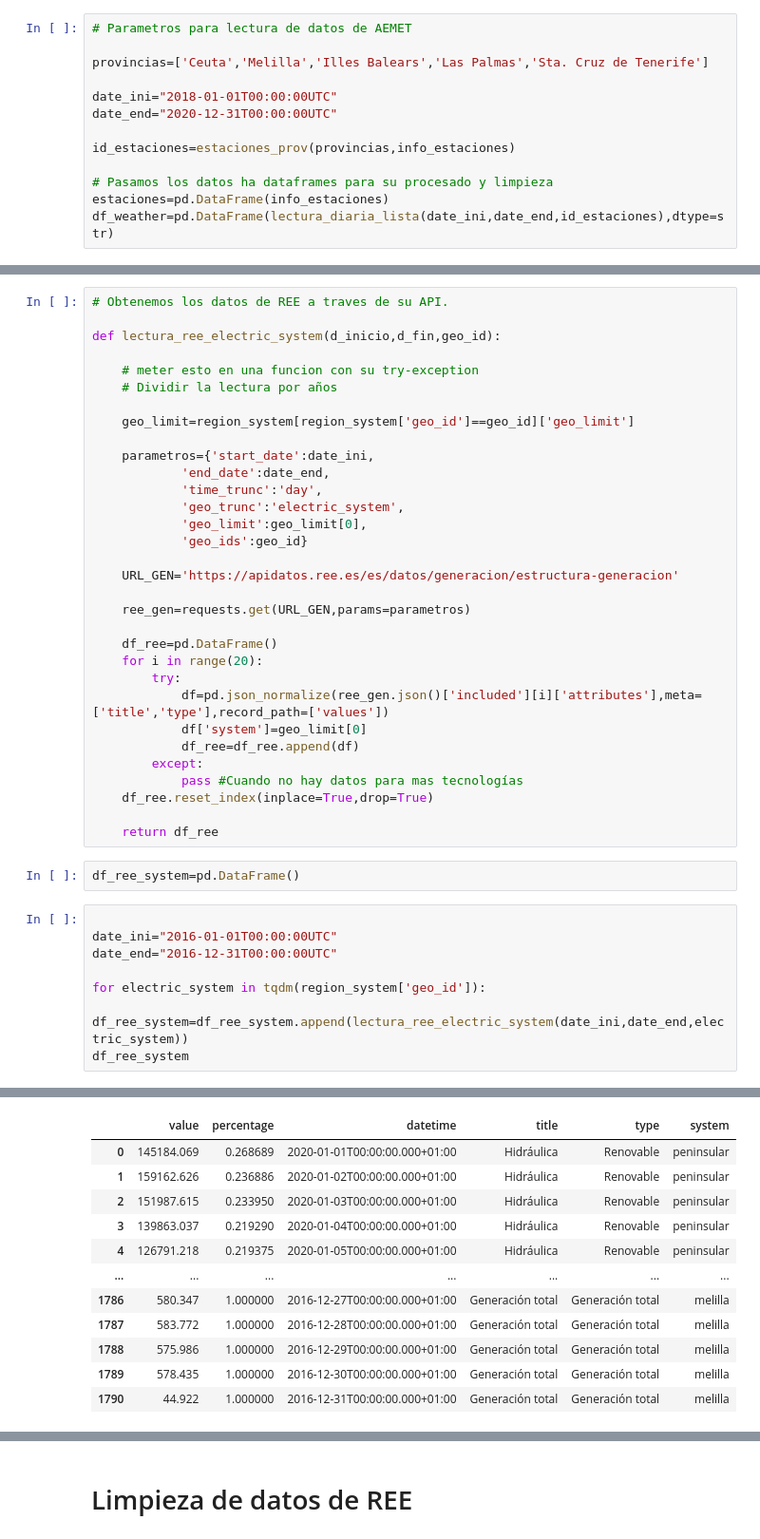
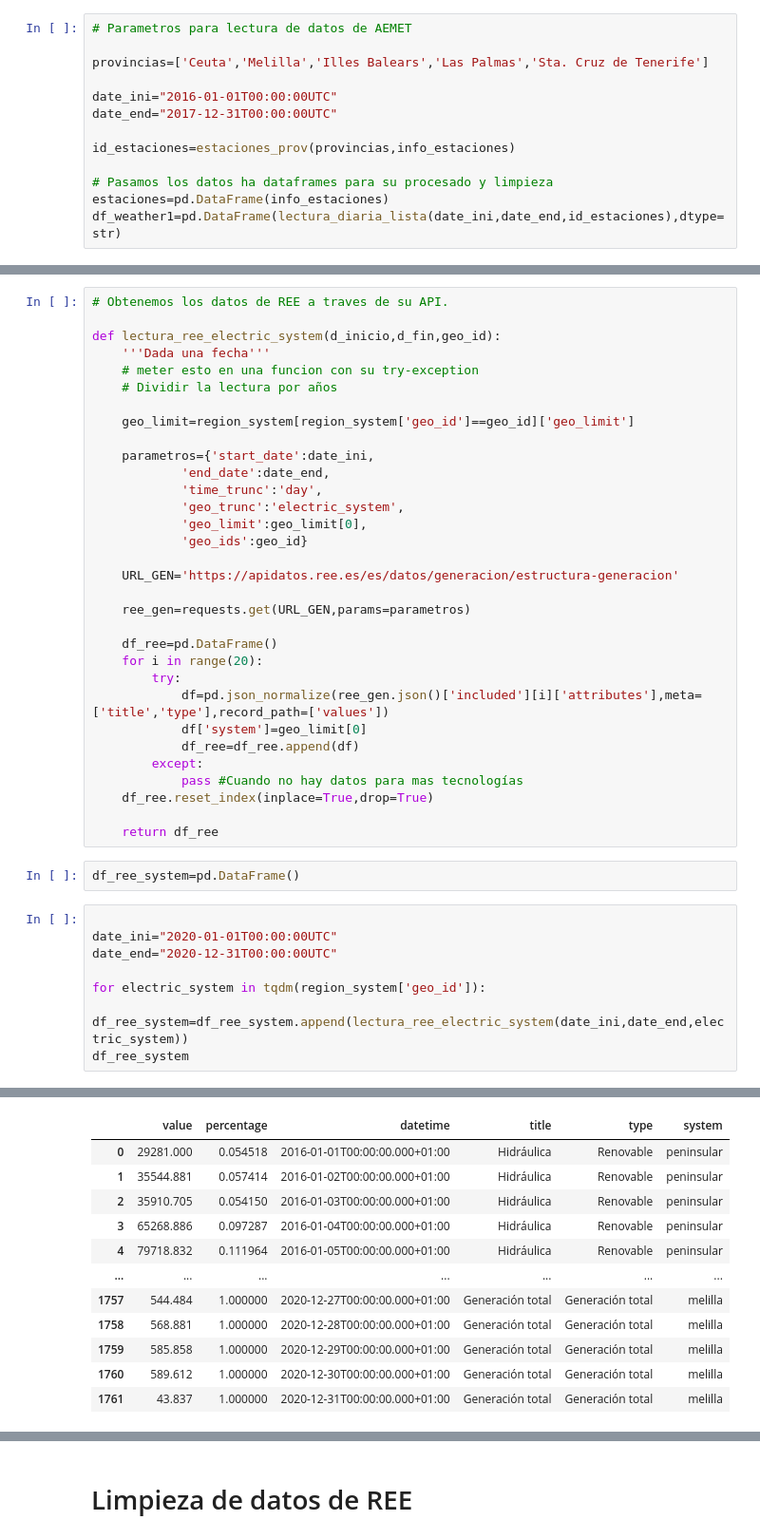
Before and after one commit to sotodosos/ClasesMaster26, a Jupyter notebook: Python/TFM.ipynb, the cells around one changed output, grey strips where cells are left out. Shown at 95% size. Drawn from its saved outputs; the diff is of its cells as text.

```diff
--- a/Python/TFM.ipynb
+++ b/Python/TFM.ipynb
@@ -131,14 +102,14 @@ def lectura_diaria_lista(date_ini,date_end,lista_estaciones):
 
 provincias=['Ceuta','Melilla','Illes Balears','Las Palmas','Sta. Cruz de Tenerife']
 
-date_ini="2018-01-01T00:00:00UTC"
-date_end="2020-12-31T00:00:00UTC"
+date_ini="2016-01-01T00:00:00UTC"
+date_end="2017-12-31T00:00:00UTC"
 
 id_estaciones=estaciones_prov(provincias,info_estaciones)
 
 # Pasamos los datos ha dataframes para su procesado y limpieza
 estaciones=pd.DataFrame(info_estaciones)
-df_weather=pd.DataFrame(lectura_diaria_lista(date_ini,date_end,id_estaciones),dtype=str)
+df_weather1=pd.DataFrame(lectura_diaria_lista(date_ini,date_end,id_estaciones),dtype=str)
 # %% [output]
 [interactive output not drawn]
 [interactive output not drawn]
@@ -240,7 +177,7 @@ region_system
 # Obtenemos los datos de REE a traves de su API.
 
 def lectura_ree_electric_system(d_inicio,d_fin,geo_id):
-
+    '''Dada una fecha'''
     # meter esto en una funcion con su try-exception
     # Dividir la lectura por años
 
@@ -272,23 +209,23 @@ def lectura_ree_electric_system(d_inicio,d_fin,geo_id):
 df_ree_system=pd.DataFrame()
 # %%
 
-date_ini="2016-01-01T00:00:00UTC"
-date_end="2016-12-31T00:00:00UTC"
+date_ini="2020-01-01T00:00:00UTC"
+date_end="2020-12-31T00:00:00UTC"
 
 for electric_system in tqdm(region_system['geo_id']):
     df_ree_system=df_ree_system.append(lectura_ree_electric_system(date_ini,date_end,electric_system))
 df_ree_system
 # %% [output]
 [interactive output not drawn]
 |  | value | percentage | datetime | title | type | system |
-| 0 | 145184.069 | 0.268689 | 2020-01-01T00:00:00.000+01:00 | Hidráulica | Renovable | peninsular |
-| 1 | 159162.626 | 0.236886 | 2020-01-02T00:00:00.000+01:00 | Hidráulica | Renovable | peninsular |
-| 2 | 151987.615 | 0.233950 | 2020-01-03T00:00:00.000+01:00 | Hidráulica | Renovable | peninsular |
-| 3 | 139863.037 | 0.219290 | 2020-01-04T00:00:00.000+01:00 | Hidráulica | Renovable | peninsular |
-| 4 | 126791.218 | 0.219375 | 2020-01-05T00:00:00.000+01:00 | Hidráulica | Renovable | peninsular |
+| 0 | 29281.000 | 0.054518 | 2016-01-01T00:00:00.000+01:00 | Hidráulica | Renovable | peninsular |
+| 1 | 35544.881 | 0.057414 | 2016-01-02T00:00:00.000+01:00 | Hidráulica | Renovable | peninsular |
+| 2 | 35910.705 | 0.054150 | 2016-01-03T00:00:00.000+01:00 | Hidráulica | Renovable | peninsular |
+| 3 | 65268.886 | 0.097287 | 2016-01-04T00:00:00.000+01:00 | Hidráulica | Renovable | peninsular |
+| 4 | 79718.832 | 0.111964 | 2016-01-05T00:00:00.000+01:00 | Hidráulica | Renovable | peninsular |
 | ... | ... | ... | ... | ... | ... | ... |
-| 1786 | 580.347 | 1.000000 | 2016-12-27T00:00:00.000+01:00 | Generación total | Generación total | melilla |
-| 1787 | 583.772 | 1.000000 | 2016-12-28T00:00:00.000+01:00 | Generación total | Generación total | melilla |
-| 1788 | 575.986 | 1.000000 | 2016-12-29T00:00:00.000+01:00 | Generación total | Generación total | melilla |
-| 1789 | 578.435 | 1.000000 | 2016-12-30T00:00:00.000+01:00 | Generación total | Generación total | melilla |
-| 1790 | 44.922 | 1.000000 | 2016-12-31T00:00:00.000+01:00 | Generación total | Generación total | melilla |
+| 1757 | 544.484 | 1.000000 | 2020-12-27T00:00:00.000+01:00 | Generación total | Generación total | melilla |
+| 1758 | 568.881 | 1.000000 | 2020-12-28T00:00:00.000+01:00 | Generación total | Generación total | melilla |
+| 1759 | 585.858 | 1.000000 | 2020-12-29T00:00:00.000+01:00 | Generación total | Generación total | melilla |
+| 1760 | 589.612 | 1.000000 | 2020-12-30T00:00:00.000+01:00 | Generación total | Generación total | melilla |
+| 1761 | 43.837 | 1.000000 | 2020-12-31T00:00:00.000+01:00 | Generación total | Generación total | melilla |
```
Also changed, not shown: parts of 29 cells of this notebook.
